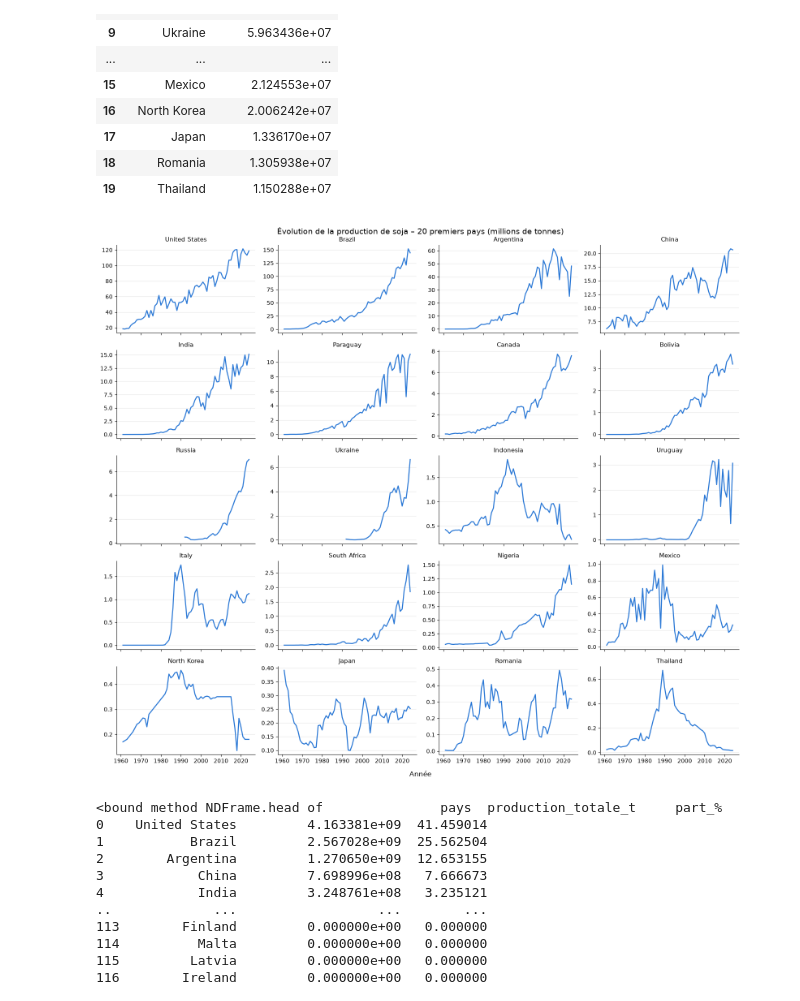
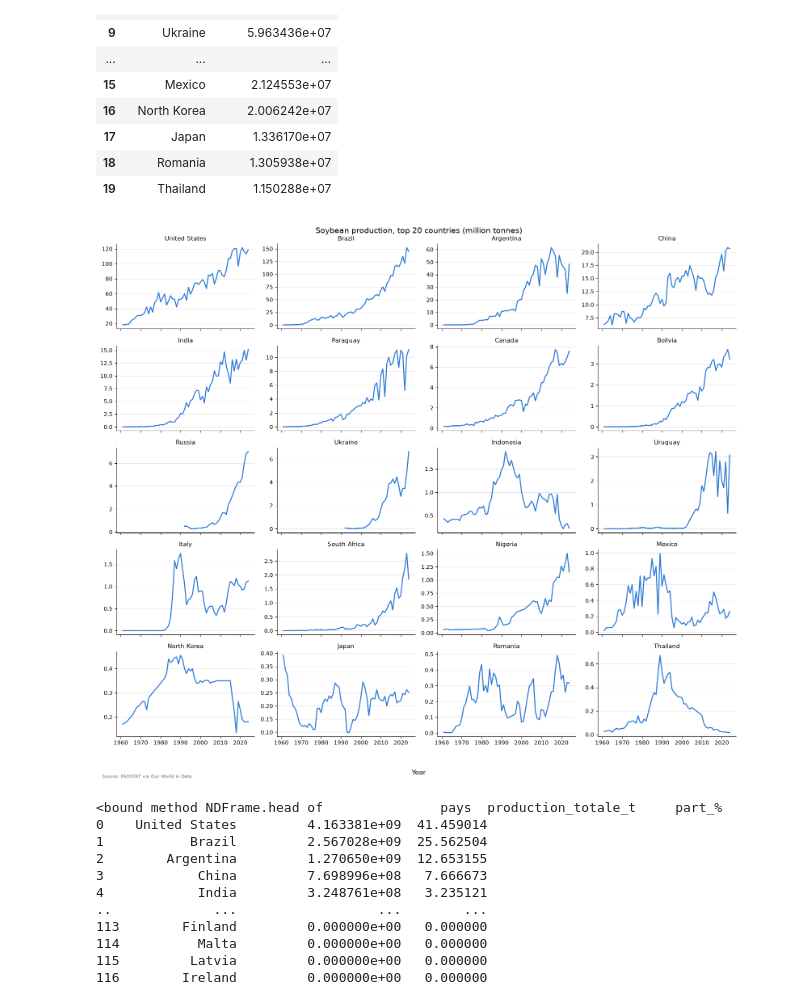
Before and after one commit to AndrewEberhardt/DataScienceProject, a Jupyter notebook: notebooks/david/david.productionsoy.ipynb, the cells around one changed output. Drawn from its saved outputs; the diff is of its cells as text; code cells hidden in the pictures.

```diff
--- a/notebooks/david/david.productionsoy.ipynb
+++ b/notebooks/david/david.productionsoy.ipynb
@@ -4,8 +4,12 @@ import pandas as pd
 import matplotlib.pyplot as plt
 import seaborn as sns
 import plotly.express as px
+
+def add_source(fig, text):
+    """Write the data source under the chart."""
+    fig.text(0.01, 0.005, text, fontsize=8, color="#666666", ha="left", va="bottom")
 # %%
-path = "../../data/raw/crops/soybean-production.csv"
+path = "https://raw.githubusercontent.com/AndrewEberhardt/DataScienceProject/main/data/raw/crops/soybean-production.csv"
 soy= pd.read_csv(path)
 soy.head()
 # %% [output]
@@ -28,11 +32,12 @@ soy_world.head()
 # %%
 fig, ax = plt.subplots(figsize=(10, 5))
 ax.plot(soy_world["Year"], soy_world["Soybeans - Production (tonnes)"] / 1e6, color="#40d616", linewidth=2)
-ax.set_title("Production mondiale de soja, 1961–2024")
-ax.set_xlabel("Année")
-ax.set_ylabel("Production (millions de tonnes)")
+ax.set_title("World soybean production, 1961–2024")
+ax.set_xlabel("Year")
+ax.set_ylabel("Production (million tonnes)")
 ax.grid(axis="y", alpha=0.3)
 ax.spines[["top", "right"]].set_visible(False)
-plt.tight_layout()
+add_source(fig, "Source: FAOSTAT via Our World in Data")
+plt.tight_layout(rect=(0, 0.03, 1, 1))
 plt.show()
 # %% [output]
@@ -70,21 +75,22 @@ prod_par_pays.head(20)
 # %%
 top20 = prod_par_pays.head(20)["pays"].tolist()
 data = soy_pays[soy_pays["Entity"].isin(top20)]
 
 fig, axes = plt.subplots(5, 4, figsize=(16, 14), sharex=True)
 for ax, pays in zip(axes.flat, top20):
     d = data[data["Entity"] == pays]
     ax.plot(d["Year"], d["Soybeans - Production (tonnes)"] / 1e6, color="#2a78d6", linewidth=1.8)
     ax.set_title(pays, fontsize=11)
     ax.grid(axis="y", alpha=0.3)
     ax.spines[["top", "right"]].set_visible(False)
 
-fig.suptitle("Évolution de la production de soja – 20 premiers pays (millions de tonnes)", fontsize=14)
-fig.supxlabel("Année")
-plt.tight_layout()
+fig.suptitle("Soybean production, top 20 countries (million tonnes)", fontsize=14)
+fig.supxlabel("Year")
+add_source(fig, "Source: FAOSTAT via Our World in Data")
+plt.tight_layout(rect=(0, 0.03, 1, 1))
 plt.show()
 # %% [output]
-[figure, old version]
+[figure, new version]
 # %%
 prod_par_pays["part_%"] = prod_par_pays["production_totale_t"] / prod_par_pays["production_totale_t"].sum() * 100
 prod_par_pays.head
```
Also changed, not shown: parts of 4 cells of this notebook, 7 other files.
